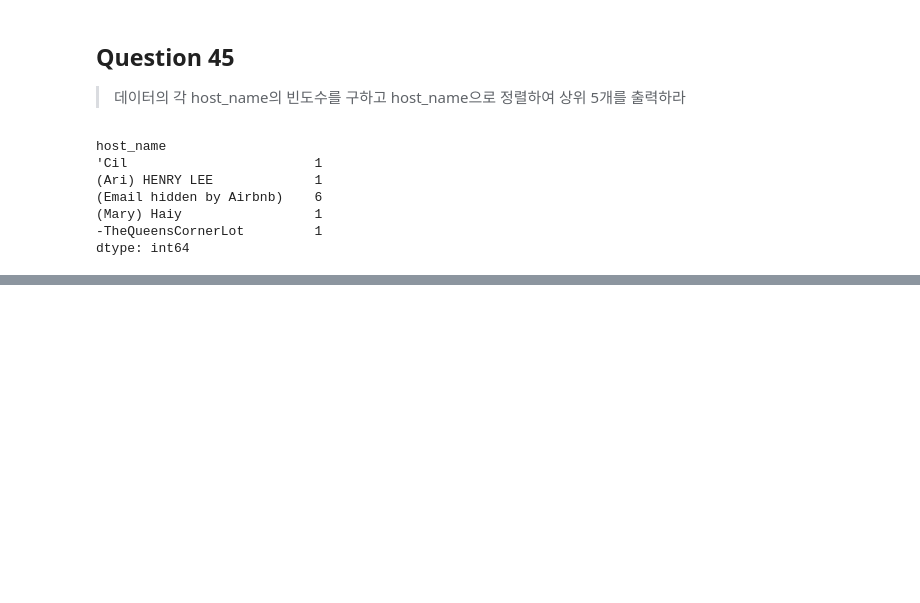
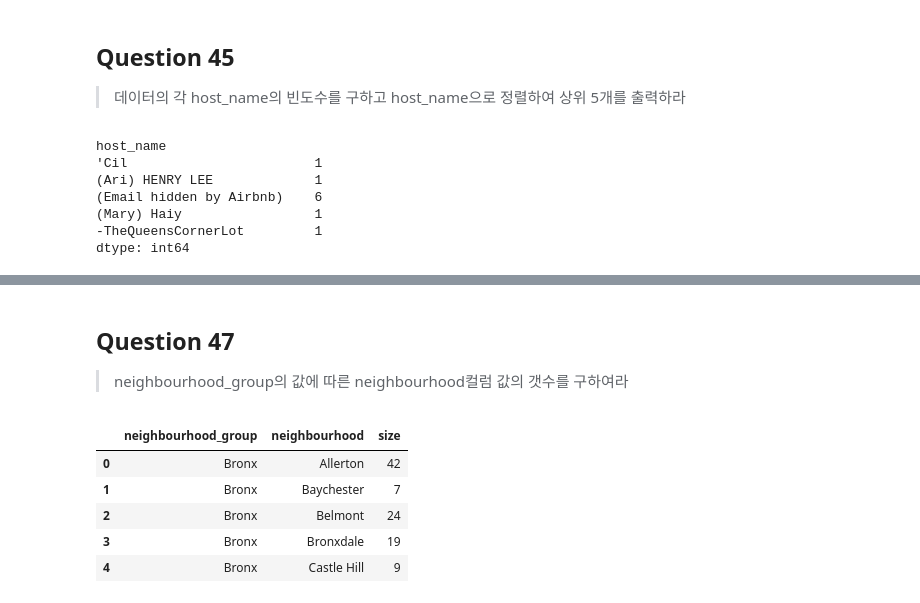
Before and after one commit to lagonee23/Practice, a Jupyter notebook: Pandas/Pandas_tutorial.ipynb, the cells around one changed output, grey strips where cells are left out. Saved outputs shown, nothing was run; the diff lists cells and outputs as text; code cells hidden in the pictures; blank space fills up the shorter version.

```diff
--- a/Pandas/Pandas_tutorial.ipynb
+++ b/Pandas/Pandas_tutorial.ipynb
@@ -567,0 +585,13 @@ dtype: int64
+# %% [markdown]
+## Question 47
+> neighbourhood_group의 값에 따른 neighbourhood컬럼 값의 갯수를 구하여라
+# %%
+Ans_47 = df4.groupby(['neighbourhood_group', 'neighbourhood'], as_index=False).size()
+Ans_47.head()
+# %% [output]
+|  | neighbourhood_group | neighbourhood | size |
+| 0 | Bronx | Allerton | 42 |
+| 1 | Bronx | Baychester | 7 |
+| 2 | Bronx | Belmont | 24 |
+| 3 | Bronx | Bronxdale | 19 |
+| 4 | Bronx | Castle Hill | 9 |
```
Also changed, not shown: parts of 2 cells of this notebook.
